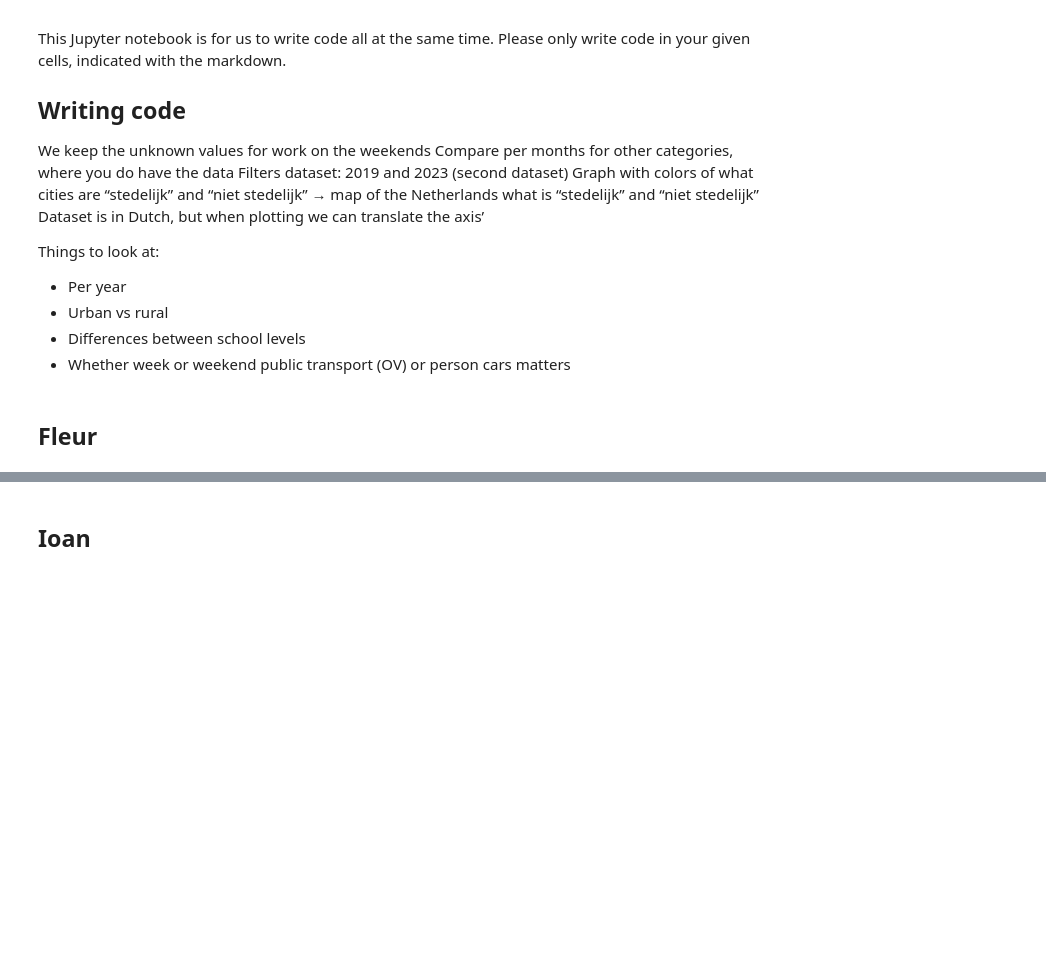
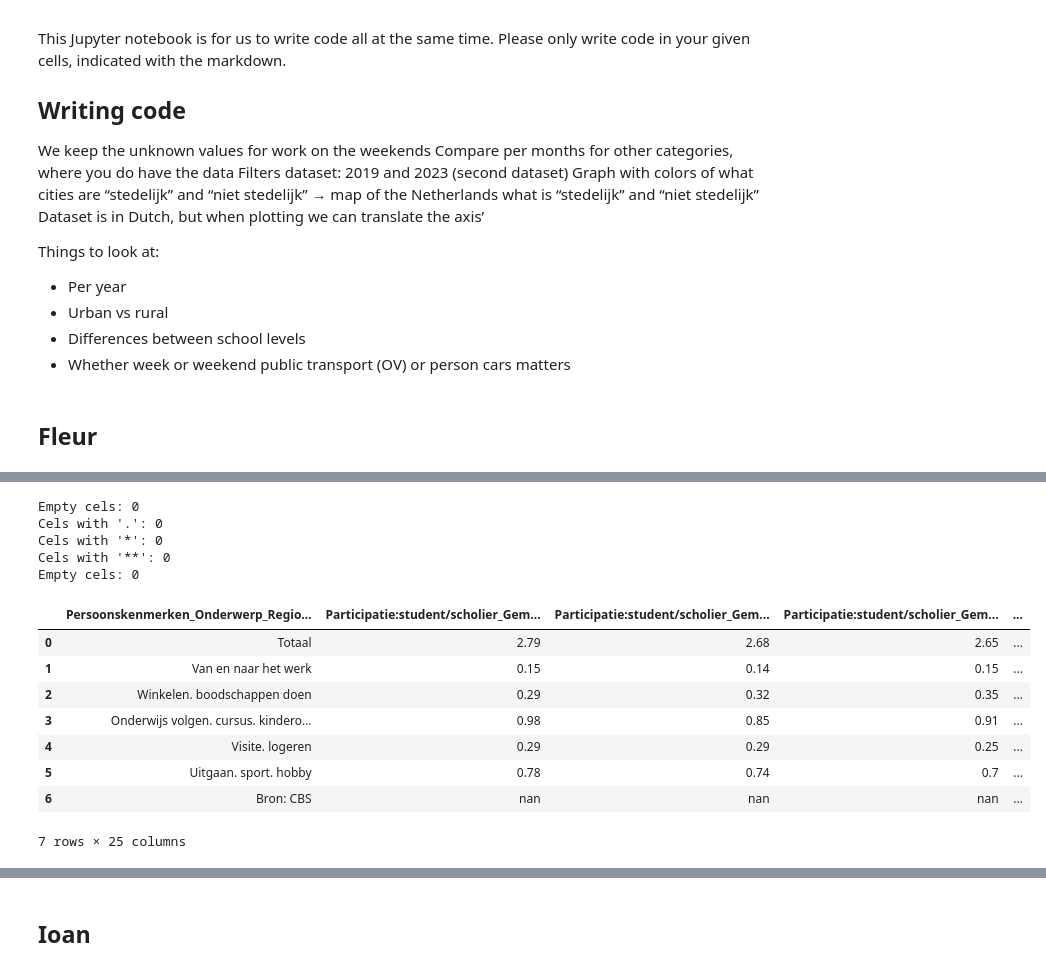
Before and after one commit to wendyqxc/Group8, a Jupyter notebook: Code_per_person.ipynb, the cells around one changed output, grey strips where cells are left out. Cells and saved outputs as stored; diff of their text form; code cells hidden in the pictures; blank space fills up the shorter version.

```diff
--- a/Code_per_person.ipynb
+++ b/Code_per_person.ipynb
@@ -18,0 +48,34 @@ Things to look at:
+# %%
+'''Filtering for missing or non-valid values
+nothing : this number just doesn't exists based on logical facts
+. : number is unknown, not reliable or secret
+* : provisional number
+** : additional provisional numberws if applicable'''
+
+print("Empty cels:", df2.isna().sum().sum())            # count empty cells
+print("Cels with '.':", (df2 == '.').sum().sum())       # count .
+print("Cels with '*':", (df2 == '*').sum().sum())       # count *
+print("Cels with '**':", (df2 == '**').sum().sum())     # count **
+df2 = df2.replace({'.': 0, '*': np.nan, '**': np.nan})  # replacing all the '.' as a NaN
+print("Empty cels:", df2.isna().sum().sum())            # check is replacing is done
+
+'''Changing numeric colums to real values'''
+
+df2 = df2.applymap(lambda x: pd.to_numeric(str(x).replace(',', '.'), errors='ignore')) # replaces strings to numbers
+
+df2.head(12)                                              # shows the new table
+# %% [output]
+Empty cels: 0
+Cels with '.': 0
+Cels with '*': 0
+Cels with '**': 0
+Empty cels: 0
+|  | Persoonskenmerken_Onderwerp_Regio... | Participatie:student/scholier_Gem... | Participatie:student/scholier_Gem... | Participatie:student/scholier_Gem... | ... |
+| 0 | Totaal | 2.79 | 2.68 | 2.65 | ... |
+| 1 | Van en naar het werk | 0.15 | 0.14 | 0.15 | ... |
+| 2 | Winkelen. boodschappen doen | 0.29 | 0.32 | 0.35 | ... |
+| 3 | Onderwijs volgen. cursus. kindero... | 0.98 | 0.85 | 0.91 | ... |
+| 4 | Visite. logeren | 0.29 | 0.29 | 0.25 | ... |
+| 5 | Uitgaan. sport. hobby | 0.78 | 0.74 | 0.7 | ... |
+| 6 | Bron: CBS | nan | nan | nan | ... |
+7 rows × 25 columns
```
Also changed, not shown: parts of 6 cells of this notebook, 1 other file.
